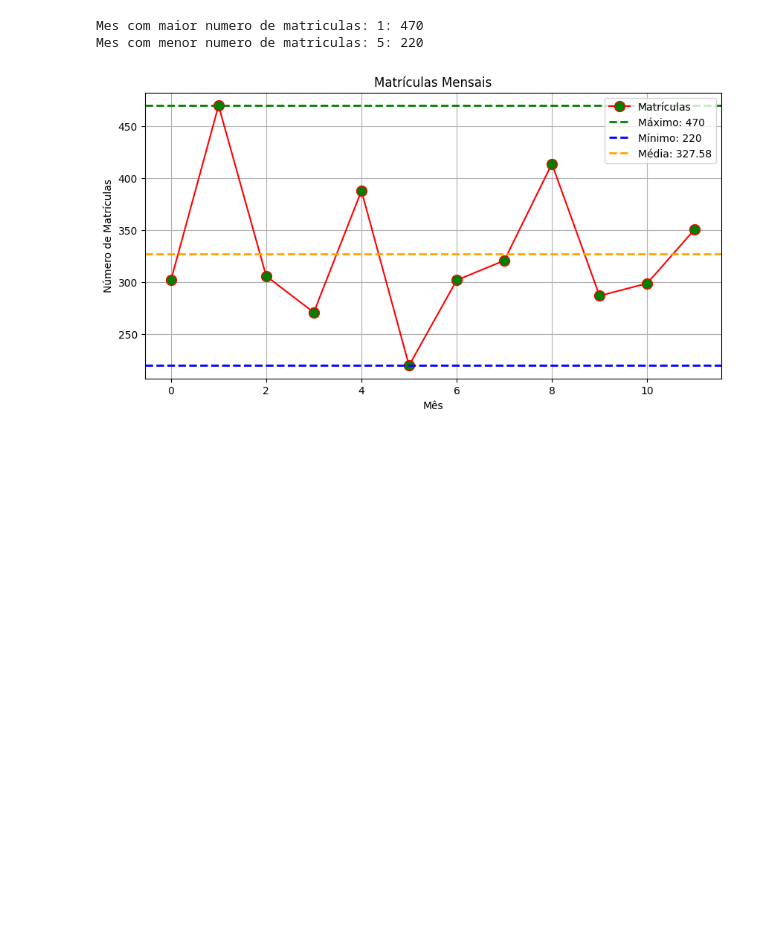
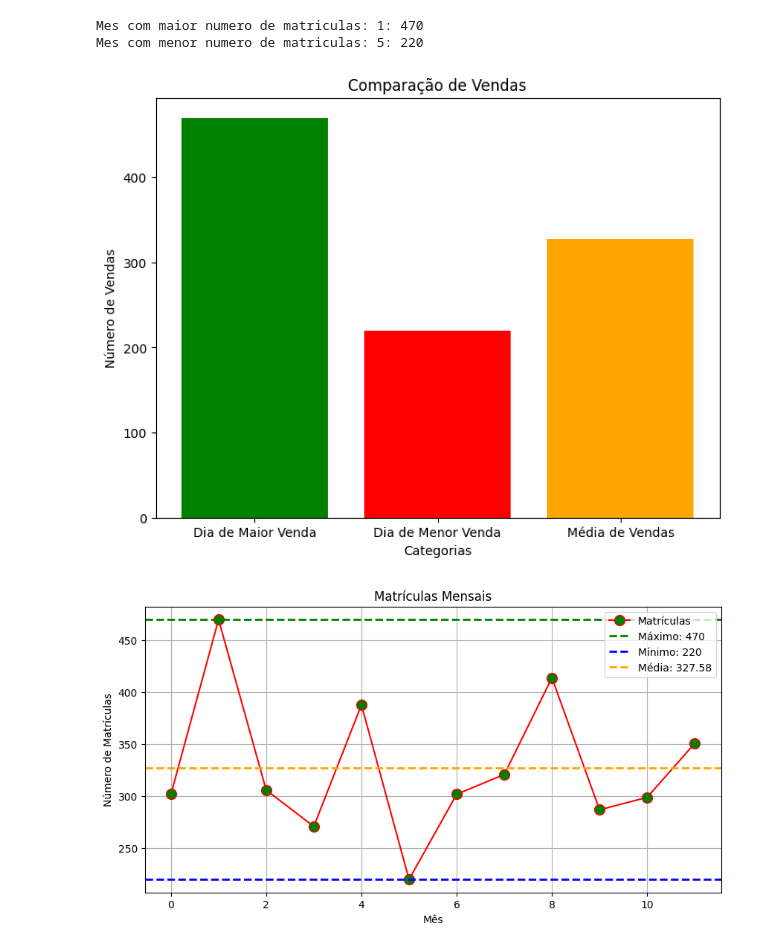
Before and after one commit to dosanjosbarbara/rep.estrutura-dados, a Jupyter notebook: aula 51 - analise de dados/analisedados.ipynb, the cells around one changed output. Cells and saved outputs as stored; diff of their text form; code cells hidden in the pictures; blank space fills up the shorter version.

```diff
--- a/aula 51 - analise de dados/analisedados.ipynb
+++ b/aula 51 - analise de dados/analisedados.ipynb
@@ -60,3 +89,18 @@ Mes com menor numero de matriculas: 5: 220
+# %%
+labels = ["Dia de Maior Venda", "Dia de Menor Venda", "Média de Vendas"] # Define os rótulos para o gráfico de barra
+sizes = [max_matriculas, min_matriculas, media_matriculas] # Define os valores para cada categoria
+colors = ['green', 'red', 'orange'] # Define as cores para cada categoria
+
+plt.figure(figsize=(8, 6)) # Define o tamanho do gráfico a ser exibido
+
+plt.bar(labels, sizes, color=colors) # Cria um gráfico de barra com os valores, rótulos e cores definidos
+
+plt.title("Comparação de Vendas")  # Define o título do gráfico
+plt.xlabel("Categorias") # Define o rótulo do eixo x
+plt.ylabel("Número de Vendas") # Define o rótulo do eixo y
+plt.show()
+# %% [output]
+[figure, added]
 # %%
 # pltar grafico geral
 plt.figure(figsize=(10,5)) # Define o tamanho do grafico a ser exibido
```
Also changed, not shown: parts of 12 cells of this notebook.
